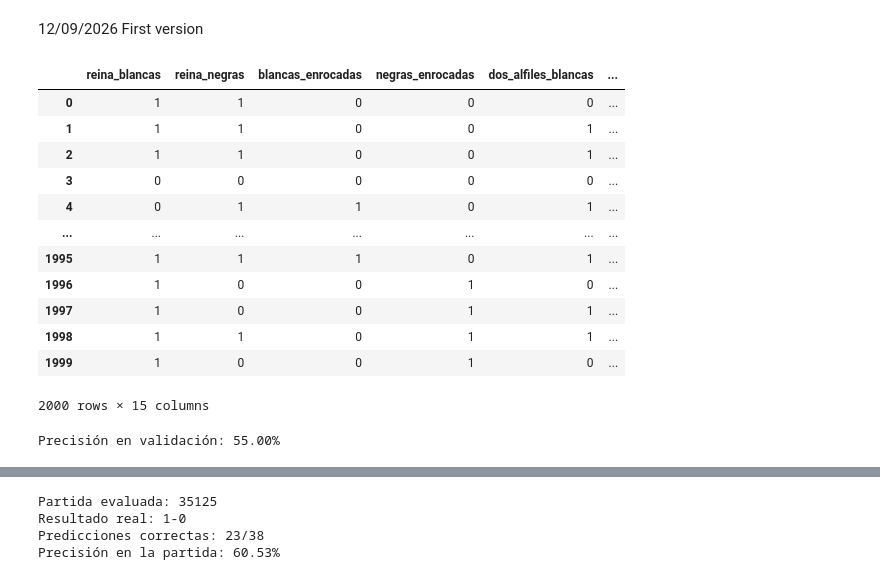
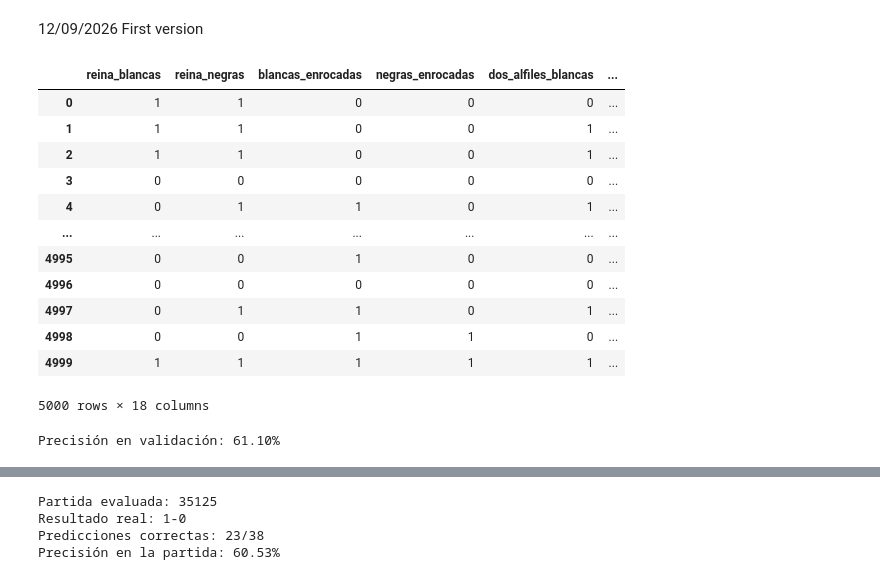
Before and after one commit to hbuelta/Decision-Trees-chess-, a Jupyter notebook: decision_tree_chess.ipynb, the cells around one changed output, grey strips where cells are left out. Cells and saved outputs as stored; diff of their text form; code cells hidden in the pictures.

```diff
--- a/decision_tree_chess.ipynb
+++ b/decision_tree_chess.ipynb
@@ -126,6 +126,8 @@ CARACTERISTICAS = [
     "mas_peones_blancas",
     "mas_peones_negras",
     "ventaja_material",
+    "movilidad_blancas",
+    "movilidad_negras",
     "torre_adelantada_blancas",
     "torre_adelantada_negras",
 ]
@@ -163,6 +165,13 @@ def tiene_torre_adelantada(tablero: chess.Board, color: chess.Color) -> bool:
     )
 
 
+def movimientos_legales(tablero: chess.Board, color: chess.Color) -> int:
+    """Cuenta los movimientos legales disponibles para un color."""
+    tablero_copia = tablero.copy()
+    tablero_copia.turn = color
+    return tablero_copia.legal_moves.count()
+
+
 def estado_tablero(tablero: chess.Board, blancas_enrocadas: bool, negras_enrocadas: bool):
     """Extrae las características relevantes de una posición."""
     piezas_blancas = sum(
@@ -181,6 +190,8 @@ def estado_tablero(tablero: chess.Board, blancas_enrocadas: bool, negras_enrocad
         else -VALOR_PIEZA[pieza.piece_type]
         for pieza in tablero.piece_map().values()
     )
+    movilidad_blancas = movimientos_legales(tablero, chess.WHITE)
+    movilidad_negras = movimientos_legales(tablero, chess.BLACK)
 
     return {
         "reina_blancas": int(bool(tablero.pieces(chess.QUEEN, chess.WHITE))),
@@ -196,6 +207,8 @@ def estado_tablero(tablero: chess.Board, blancas_enrocadas: bool, negras_enrocad
         "mas_peones_blancas": int(peones_blancos > peones_negros),
         "mas_peones_negras": int(peones_negros > peones_blancos),
         "ventaja_material": ventaja_material,
+        "movilidad_blancas": movilidad_blancas,
+        "movilidad_negras": movilidad_negras,
         "torre_adelantada_blancas": int(tiene_torre_adelantada(tablero, chess.WHITE)),
         "torre_adelantada_negras": int(tiene_torre_adelantada(tablero, chess.BLACK)),
     }
@@ -259,40 +272,40 @@ def extrae_caracteristicas(ruta: Path, numero_observaciones: int = 2000):
     if numero_observaciones == 0:
         return pd.DataFrame(columns=CARACTERISTICAS + ["y"])
 
     for partida in partidas_en_stream(ruta):
         datos_partida = partida_a_dataframe(partida)
         claves_partida = datos_partida[CARACTERISTICAS].apply(tuple, axis=1)
         nuevas_observaciones = ~claves_partida.isin(claves_observaciones)
 
         if nuevas_observaciones.any():
             datos_partidas.append(datos_partida.loc[nuevas_observaciones])
             claves_observaciones.update(claves_partida[nuevas_observaciones])
 
         if len(claves_observaciones) >= numero_observaciones:
             break
 
     if not datos_partidas:
         return pd.DataFrame(columns=CARACTERISTICAS + ["y"])
 
     return pd.concat(datos_partidas, ignore_index=True).head(numero_observaciones)
 
 
-datos_observaciones = extrae_caracteristicas(PGN_ZST_PATH, 2000)
+datos_observaciones = extrae_caracteristicas(PGN_ZST_PATH, 5000)
 datos_observaciones
 # %% [output]
 |  | reina_blancas | reina_negras | blancas_enrocadas | negras_enrocadas | dos_alfiles_blancas | ... |
 | 0 | 1 | 1 | 0 | 0 | 0 | ... |
 | 1 | 1 | 1 | 0 | 0 | 1 | ... |
 | 2 | 1 | 1 | 0 | 0 | 1 | ... |
 | 3 | 0 | 0 | 0 | 0 | 0 | ... |
 | 4 | 0 | 1 | 1 | 0 | 1 | ... |
 | ... | ... | ... | ... | ... | ... | ... |
-| 1995 | 1 | 1 | 1 | 0 | 1 | ... |
-| 1996 | 1 | 0 | 0 | 1 | 0 | ... |
-| 1997 | 1 | 0 | 0 | 1 | 1 | ... |
-| 1998 | 1 | 1 | 0 | 1 | 1 | ... |
-| 1999 | 1 | 0 | 0 | 1 | 0 | ... |
+| 4995 | 0 | 0 | 1 | 0 | 0 | ... |
+| 4996 | 0 | 0 | 0 | 0 | 0 | ... |
+| 4997 | 0 | 1 | 1 | 0 | 1 | ... |
+| 4998 | 0 | 0 | 1 | 1 | 0 | ... |
+| 4999 | 1 | 1 | 1 | 1 | 1 | ... |
-2000 rows × 15 columns
+5000 rows × 18 columns
 # %%
 from sklearn.model_selection import train_test_split
 from sklearn.metrics import accuracy_score
@@ -317,4 +330,4 @@ precision_validation = accuracy_score(y_validation, predicciones_validation)
 print(f"Precisión en validación: {precision_validation:.2%}")
 #precision_validation
 # %% [output]
-Precisión en validación: 55.00%
+Precisión en validación: 61.10%
```
Also changed, not shown: parts of 3 cells of this notebook.
